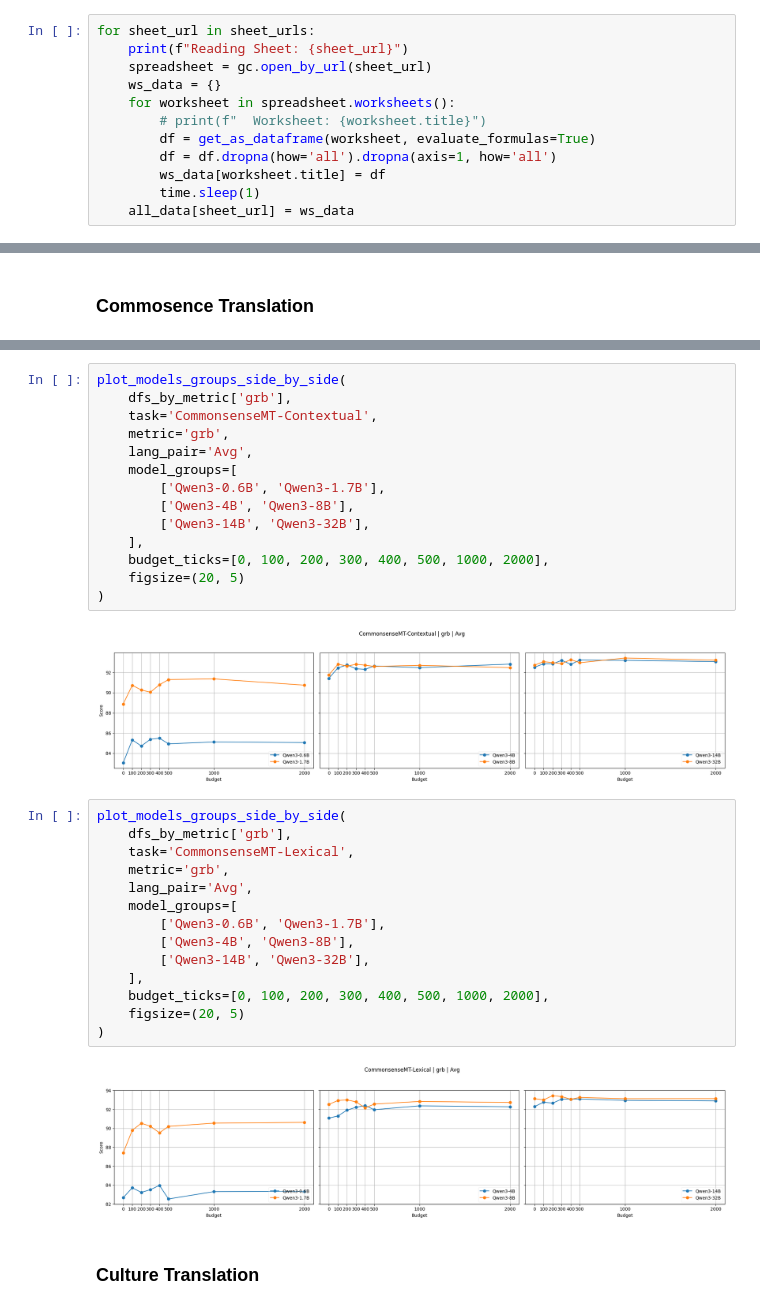
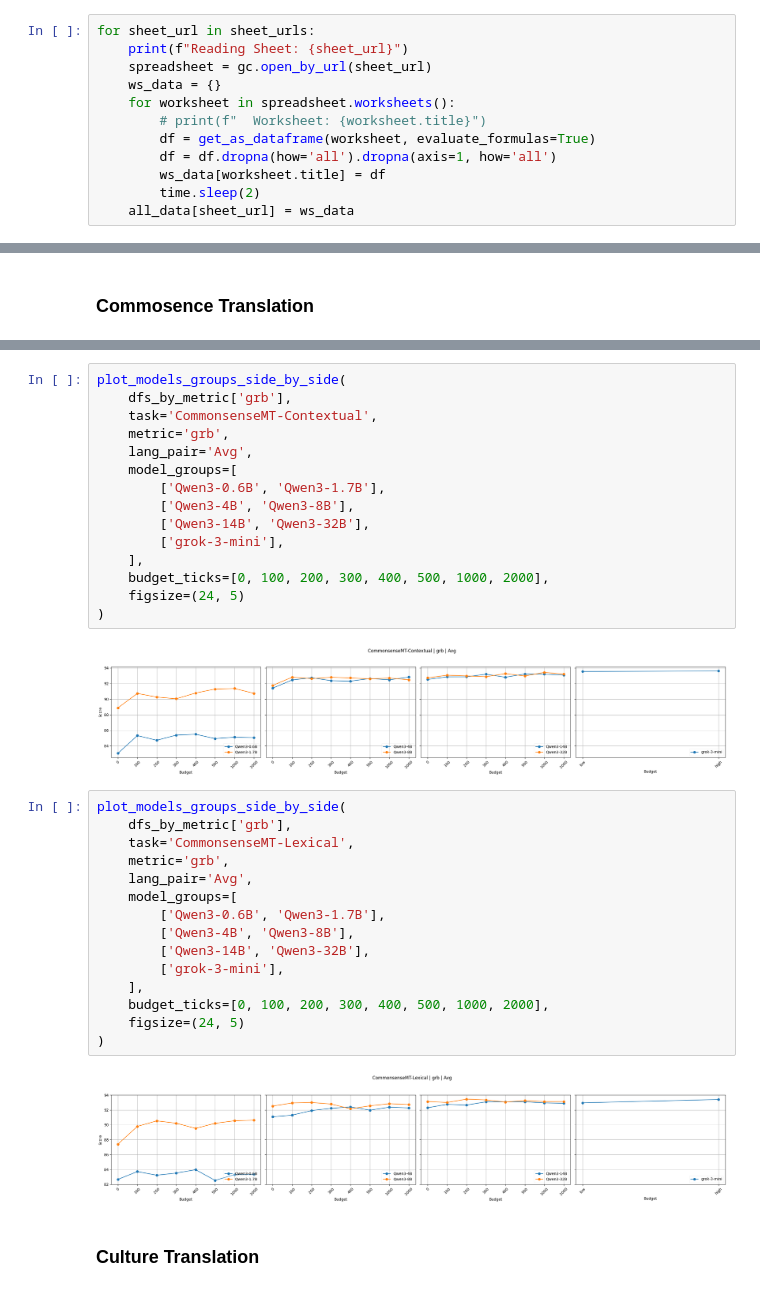
Before and after one commit to ZiHAO-LI-cmd/rm4mt, a Jupyter notebook: rm4mt_eval/analysis/analysis_grb.ipynb, the cells around one changed output, grey strips where cells are left out. Cells and saved outputs as stored; diff of their text form.

```diff
--- a/rm4mt_eval/analysis/analysis_grb.ipynb
+++ b/rm4mt_eval/analysis/analysis_grb.ipynb
@@ -33,7 +33,7 @@ for sheet_url in sheet_urls:
         df = get_as_dataframe(worksheet, evaluate_formulas=True)
         df = df.dropna(how='all').dropna(axis=1, how='all')
         ws_data[worksheet.title] = df
-        time.sleep(1)
+        time.sleep(2)
     all_data[sheet_url] = ws_data
 # %% [output]
 Reading Sheet: https://docs.google.com/spreadsheets/d/1yhLFAwm-sFAG2cDxDBQ6C0smcM_f5uQxYuy_clvgueM/edit?usp=sharing
@@ -268,19 +329,20 @@ plot_models_groups_side_by_side(
 # %%
 plot_models_groups_side_by_side(
     dfs_by_metric['grb'],
     task='CommonsenseMT-Contextual',
     metric='grb',
     lang_pair='Avg',
     model_groups=[
         ['Qwen3-0.6B', 'Qwen3-1.7B'],
         ['Qwen3-4B', 'Qwen3-8B'],
         ['Qwen3-14B', 'Qwen3-32B'],
+        ['grok-3-mini'],
     ],
     budget_ticks=[0, 100, 200, 300, 400, 500, 1000, 2000],
-    figsize=(20, 5)
+    figsize=(24, 5)
 )
 # %% [output]
-[figure, old version]
+[figure, new version]
 # %%
 plot_models_groups_side_by_side(
     dfs_by_metric['grb'],
@@ -291,12 +353,13 @@ plot_models_groups_side_by_side(
         ['Qwen3-0.6B', 'Qwen3-1.7B'],
         ['Qwen3-4B', 'Qwen3-8B'],
         ['Qwen3-14B', 'Qwen3-32B'],
+        ['grok-3-mini'],
     ],
     budget_ticks=[0, 100, 200, 300, 400, 500, 1000, 2000],
-    figsize=(20, 5)
+    figsize=(24, 5)
 )
 # %% [output]
-[figure, old version]
+[figure, new version]
 # %% [markdown]
 ### Culture Translation
 # %%
```
Also changed, not shown: parts of 12 cells of this notebook, 6 other files.
